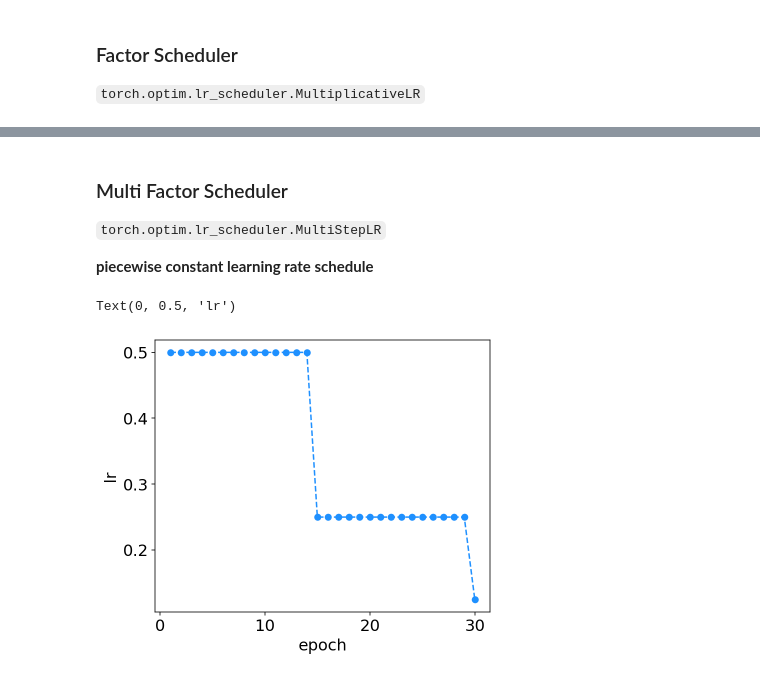
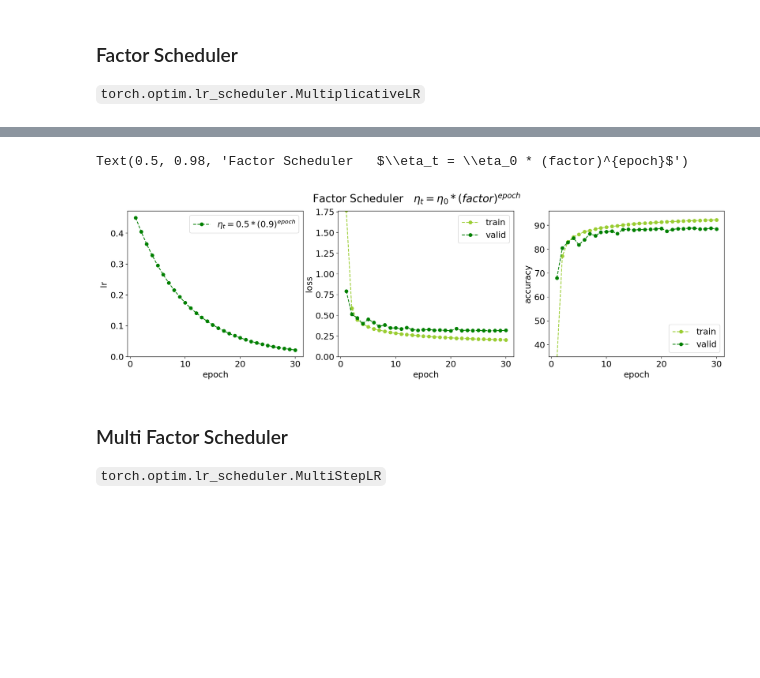
Before and after one commit to UA-ASTR502-2022/astr502, a Jupyter notebook: notebooks/11.11_lr-scheduler.ipynb, the cells around one changed output, grey strips where cells are left out. Saved outputs shown, nothing was run; the diff lists cells and outputs as text; code cells hidden in the pictures; blank space fills up the shorter version.

````diff
--- a/notebooks/11.11_lr-scheduler.ipynb
+++ b/notebooks/11.11_lr-scheduler.ipynb
@@ -305,4 +308,10 @@ Text(0, 0.5, 'lr')
 ### Factor Scheduler
 
 ``torch.optim.lr_scheduler.MultiplicativeLR``
+# %%
+net = net_fn()
+net.to(device)
+
+initial_lr = 0.5 # initial learning rate
+optimizer = torch.optim.SGD(net.parameters(), lr=initial_lr)
 # %%
@@ -338,0 +321,11 @@ Text(0, 0.5, 'lr')
+# %%
+train_lossF = []
+train_accF = []
+valid_lossF = []
+valid_accF = []
+lr_recordF = []
+
+num_epochs = 30
+for epoch in range(0, num_epochs):
+    train_1_epoch(net, optimizer, train_lossF, train_accF, lr_recordF, scheduler)
+    validation(net, valid_lossF, valid_accF)
@@ -339,6 +353,32 @@ Text(0, 0.5, 'lr')
+# %%
+fig, ax = plt.subplots(1, 3, figsize=(20, 5))
+plt.rc('font', size=16)
+
+ax[0].plot(range(1,num_epochs+1), lr_recordF, 'o--', label='$\eta_t = 0.5 * (0.9)^{epoch}$', color='green')
+ax[0].set_ylabel('lr')
+#x = np.linspace(0, num_epochs, 50)
+#ax[0].plot(x, initial_lr*(x+1)**-0.5, color='gold', zorder=-1)
+
+ax[1].plot(range(1,num_epochs+1)[::], train_lossF[::], 'o--', label='train', color='yellowgreen')
+ax[1].plot(range(1,num_epochs+1)[::], valid_lossF[::], 'o--', label='valid', color='green')
+ax[2].plot(range(1,num_epochs+1)[::], train_accF[::] , 'o--', label='train', color='yellowgreen')
+ax[2].plot(range(1,num_epochs+1)[::], valid_accF[::], 'o--', label='valid', color='green')
+
+ax[1].set_ylabel('loss')
+ax[2].set_ylabel('accuracy')
+
+ax[1].set_ylim(0, 1.76)
+ax[2].set_ylim(35, 96)
+
+for i in range(3):
+    ax[i].set_xlabel('epoch')
+    ax[i].legend(loc='best')
+
+fig.suptitle('Factor Scheduler   $\eta_t = \eta_0 * (factor)^{epoch}$', fontsize=20)
+# %% [output]
+Text(0.5, 0.98, 'Factor Scheduler   $\\eta_t = \\eta_0 * (factor)^{epoch}$')
+[figure, added]
 # %% [markdown]
 ### Multi Factor Scheduler
 
 ```torch.optim.lr_scheduler.MultiStepLR```
-
-**piecewise constant learning rate schedule**
@@ -362,11 +384,0 @@ for epoch in range(epochs):
-# %%
-fig, ax = plt.subplots(1, 1, figsize=(6, 5))
-plt.rc('font', size=16)
-
-ax.plot(range(1,epochs+1), lr_record, 'o--', label='valid', color='dodgerblue')
-
-ax.set_xlabel('epoch')
-ax.set_ylabel('lr')
-# %% [output]
-Text(0, 0.5, 'lr')
-[figure, removed]
````
Also changed, not shown: parts of 45 cells of this notebook, 1 other file.
